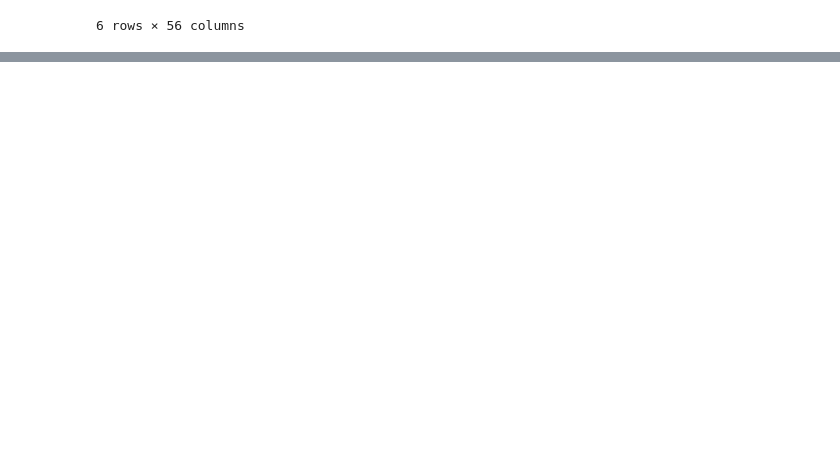
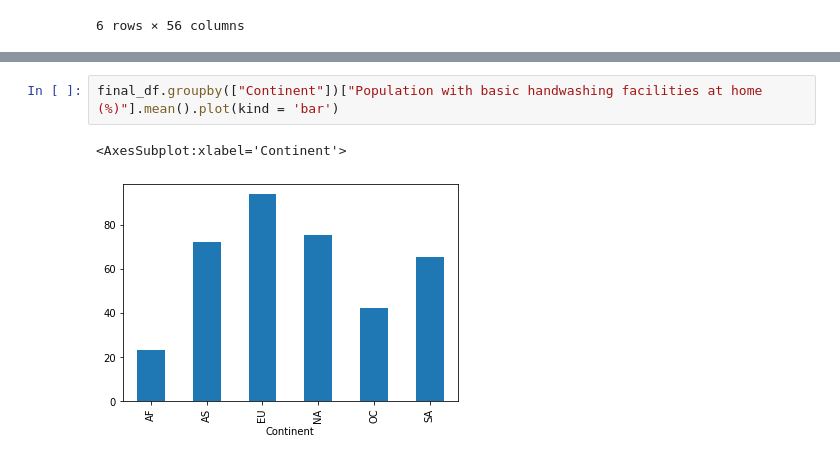
Before and after one commit to saiyidmkazmi/Project1-LifeExpectancy-, a Jupyter notebook: main.ipynb, the cells around one changed output, grey strips where cells are left out. Saved outputs shown, nothing was run; the diff lists cells and outputs as text; blank space fills up the shorter version.

Commit message:
adding graphs

```diff
--- a/main.ipynb
+++ b/main.ipynb
@@ -282,0 +288,5 @@ final_df.groupby(["Continent"]).describe()
+# %%
+final_df.groupby(["Continent"])["Population with basic handwashing facilities at home (%)"].mean().plot(kind = 'bar')
+# %% [output]
+<AxesSubplot:xlabel='Continent'>
+[figure, added]
```
Also changed, not shown: parts of 5 cells of this notebook.
